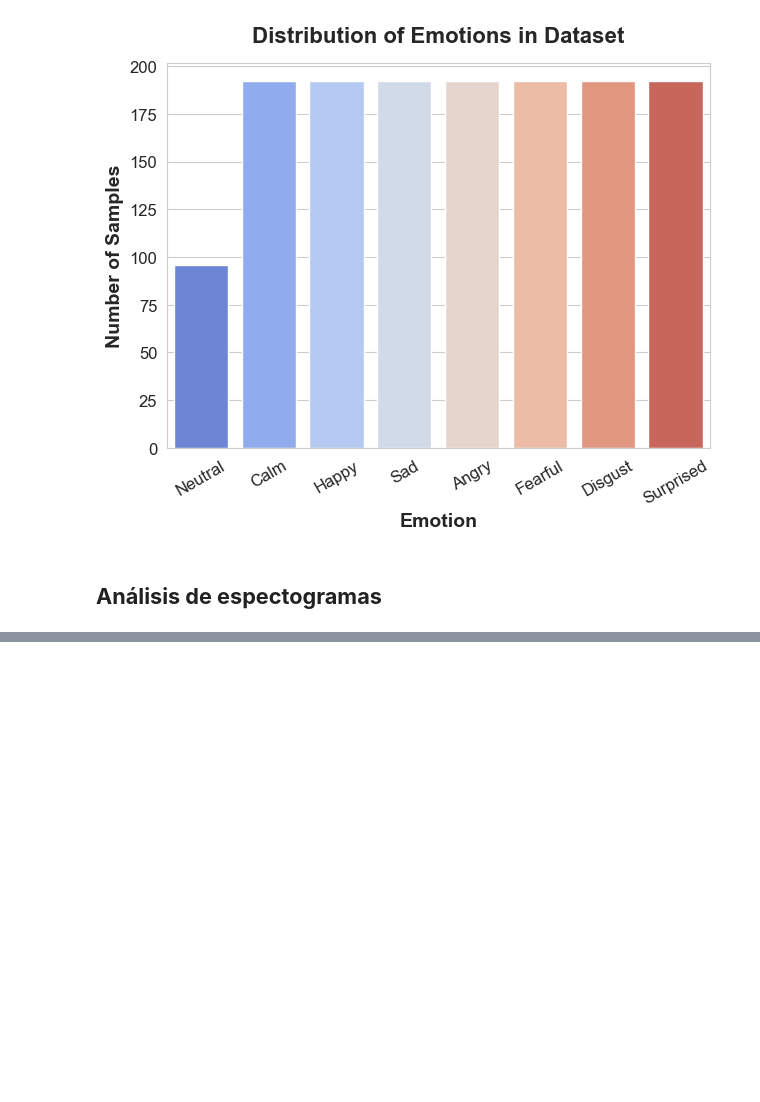
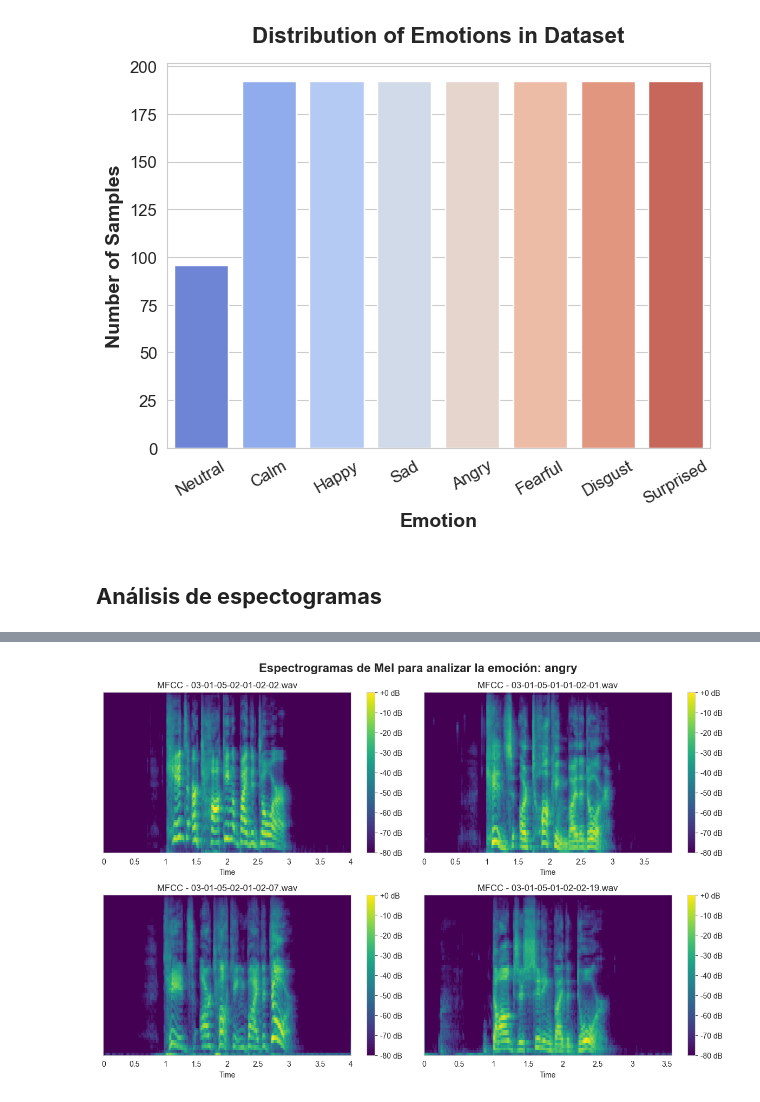
Before and after one commit to nayeli-guzman/emotion-recognition-in-speech, a Jupyter notebook: data-exploration.ipynb, the cells around one changed output, grey strips where cells are left out. Saved outputs shown, nothing was run; the diff lists cells and outputs as text; code cells hidden in the pictures; blank space fills up the shorter version.

```diff
--- a/data-exploration.ipynb
+++ b/data-exploration.ipynb
@@ -191,0 +236,4 @@ plot_mel_spectrogram("C:/Users/nayel/Desktop/utec/2025-0/machine-learning/emotio
+# %%
+plot_multiple_mel_spectrograms(angry_random_ids, "angry")
+# %% [output]
+[figure, added]
```
Also changed, not shown: parts of 8 cells of this notebook.
